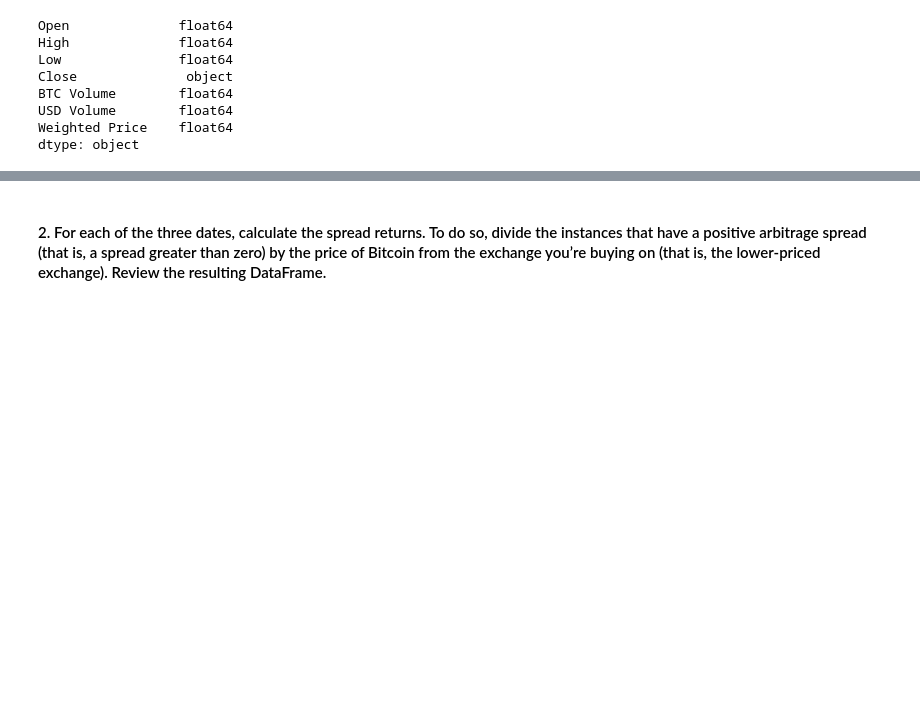
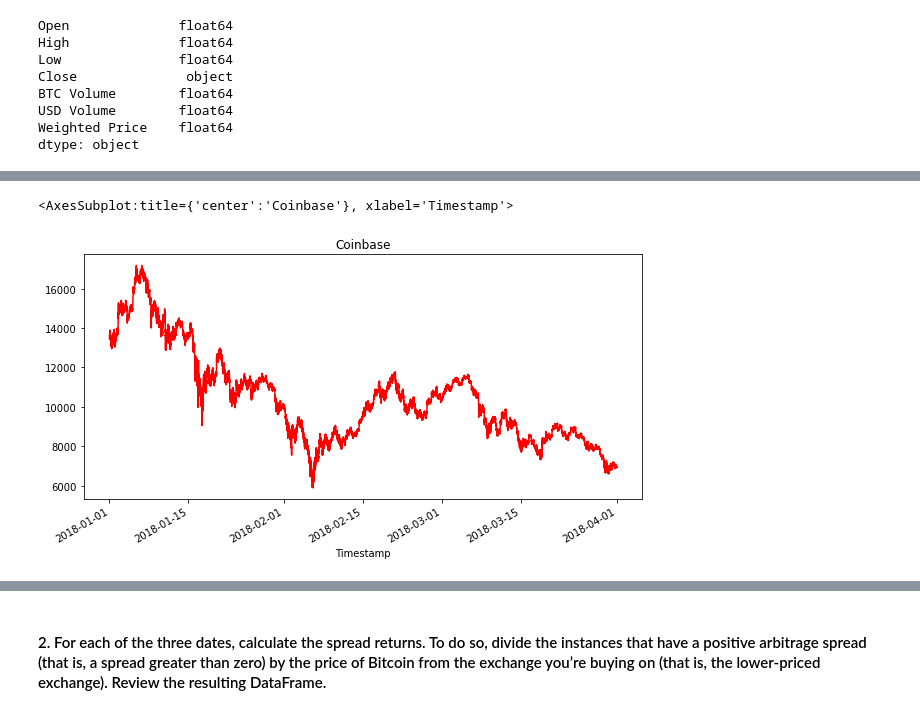
Before and after one commit to shivangiuw/Challenge3_arbitrage, a Jupyter notebook: crypto_arbitrage.ipynb, the cells around one changed output, grey strips where cells are left out. Cells and saved outputs as stored; diff of their text form; code cells hidden in the pictures; blank space fills up the shorter version.

```diff
--- a/crypto_arbitrage.ipynb
+++ b/crypto_arbitrage.ipynb
@@ -349,0 +157,3 @@ arbitrage_spread_early = # YOUR CODE HERE
+# %%
+coinbase = coinbase.dropna().copy()
+coinbase
@@ -349,0 +175,9 @@ arbitrage_spread_early = # YOUR CODE HERE
+# %%
+# Step 2: Use the str.replace function to remove the dollar sign, $ in 'Close' column
+
+coinbase.loc[:,'Close']=coinbase.loc[:,'Close'].str.replace('$',' ')
+# %%
+# Step 3:Convert the data type of the Close column to a float.
+
+coinbase.loc[:,'Close']=coinbase.loc[:,'Close'].astype('float')
+coinbase['Close'].dtypes
@@ -349,0 +216,6 @@ arbitrage_spread_early = # YOUR CODE HERE
+# %%
+# Use loc or iloc to select `Timestamp (the index)` and `Close` from coinbase DataFrame
+coinbase_sliced = coinbase.loc[:,'Close']
+
+# Review the first five rows of the DataFrame
+coinbase_sliced.head()
@@ -349,0 +276,7 @@ arbitrage_spread_early = # YOUR CODE HERE
+# %%
+# Create a line plot for the bitstamp DataFrame for the full length of time in the dataset
+# with the figure size, title, and color tailored to each visualization
+coinbase_sliced.plot(figsize=(10, 5), title="Coinbase", color="red")
+# %% [output]
+<AxesSubplot:title={'center':'Coinbase'}, xlabel='Timestamp'>
+[figure, added]
```
Also changed, not shown: parts of 127 cells of this notebook.
